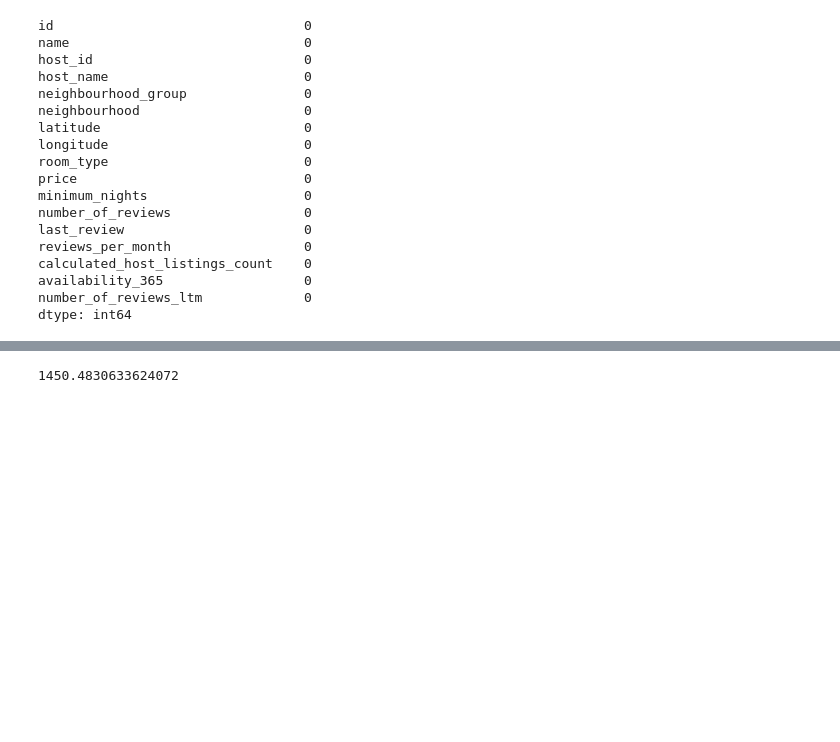
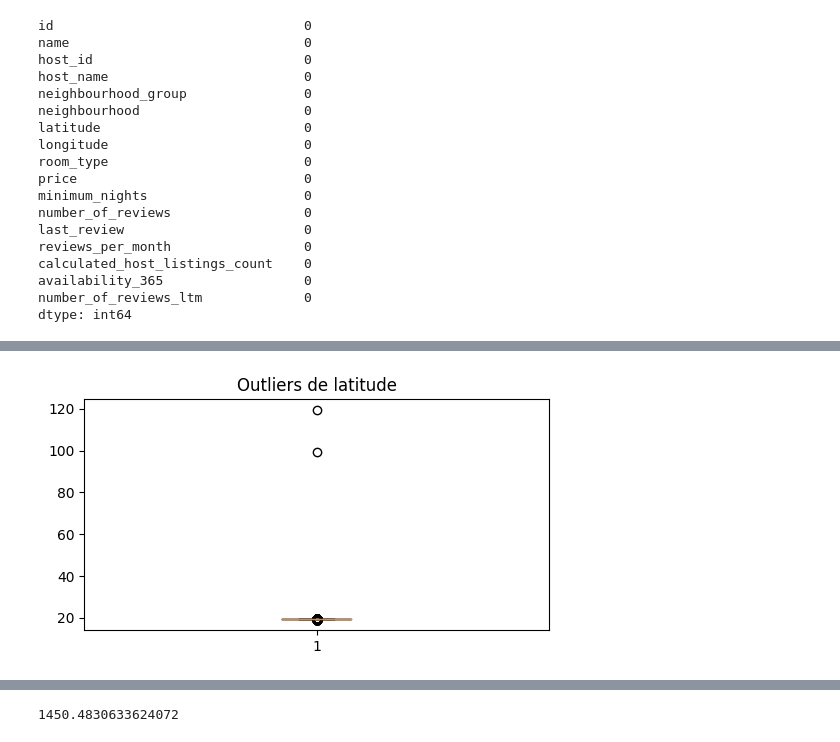
Before and after one commit to BetoRdz01/AIRBNB-Etapa1, a Jupyter notebook: Etapa1.ipynb, the cells around one changed output, grey strips where cells are left out. Cells and saved outputs as stored; diff of their text form; code cells hidden in the pictures; blank space fills up the shorter version.

```diff
--- a/Etapa1.ipynb
+++ b/Etapa1.ipynb
@@ -124,11 +138,13 @@ outliers_iqr
 # %%
-fig = plt.figure(figsize =(5, 3))
+fig = plt.figure(figsize =(6, 3))
 plt.boxplot(data["latitude"])
 plt.title("Outliers de latitude")
 plt.show() #dibujamos el diagrama
 
 #En esta variable no se reemplazarán los outliers dado a que el valor representa una ubicación.
 #Por lo tanto, no consideramos correcto el cambiarlo dado a que puede influir en el resultado del análisis.
+# %% [output]
+[figure, added]
 # %%
 #Identificamos outliers
 y=data["longitude"]
```
Also changed, not shown: parts of 7 cells of this notebook, 1 other file.
